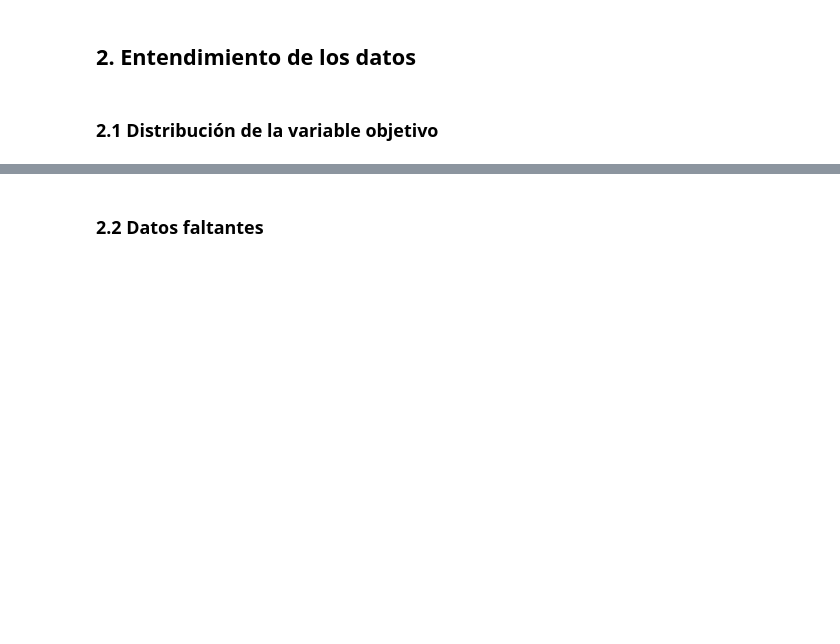
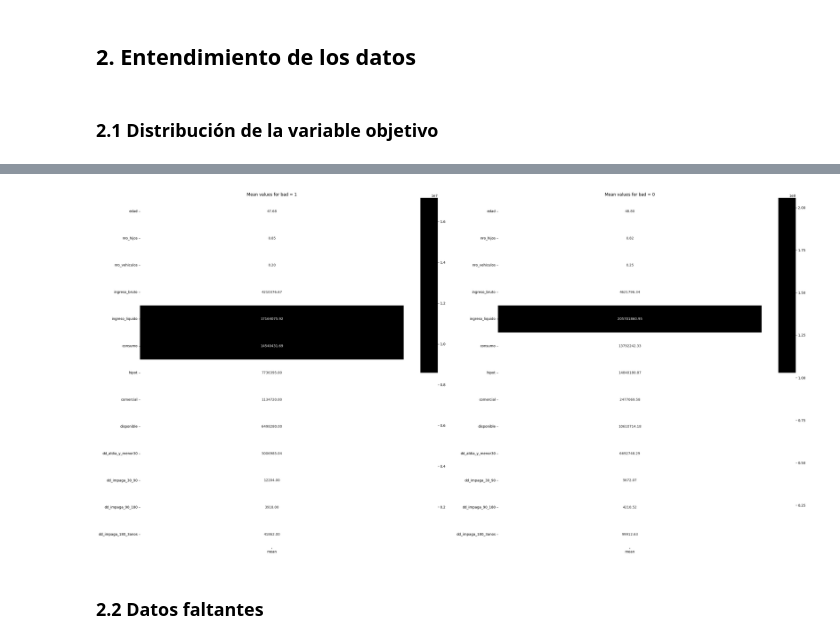
Before and after one commit to marioliza/machine_learning_tasks, a Jupyter notebook: classification/churn_rate/project_1/notebook.ipynb, the cells around one changed output, grey strips where cells are left out. Cells and saved outputs as stored; diff of their text form; code cells hidden in the pictures; blank space fills up the shorter version.

```diff
--- a/classification/churn_rate/project_1/notebook.ipynb
+++ b/classification/churn_rate/project_1/notebook.ipynb
@@ -83,2 +264,17 @@ A continuación se encuentran las secciones que se espera se desarrollen durante
+# %%
+bad_yes = train[train['bad'] == 1].describe().T
+bad_no = train[train['bad'] == 0].describe().T
+
+colors = ['#FFFFFF','#000000']
+
+fig, ax = plt.subplots(nrows=1, ncols=2, figsize=(30,15))
+sns.heatmap(bad_yes[['mean']], annot=True, cmap=colors, fmt=".2f", ax=ax[0])
+ax[0].set_title('Mean values for bad = 1')
+sns.heatmap(bad_no[['mean']], annot=True, cmap=colors, fmt=".2f", ax=ax[1])
+ax[1].set_title('Mean values for bad = 0')
+fig.tight_layout()
+plt.show()
+# %% [output]
+[figure, added]
 # %% [markdown]
 ### 2.2 Datos faltantes
```
Also changed, not shown: parts of 37 cells of this notebook, 3 other files.
